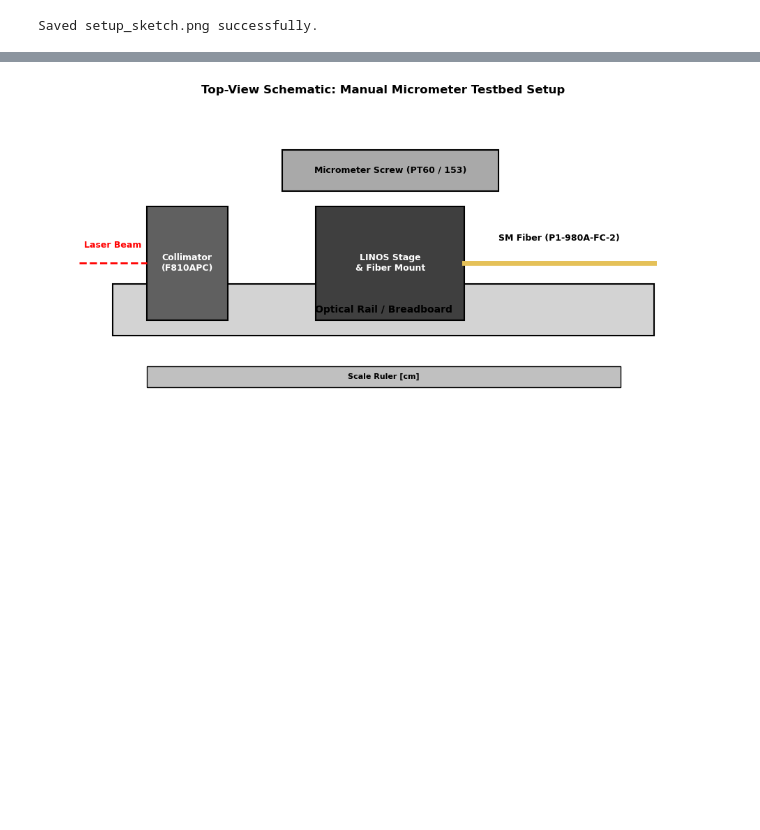
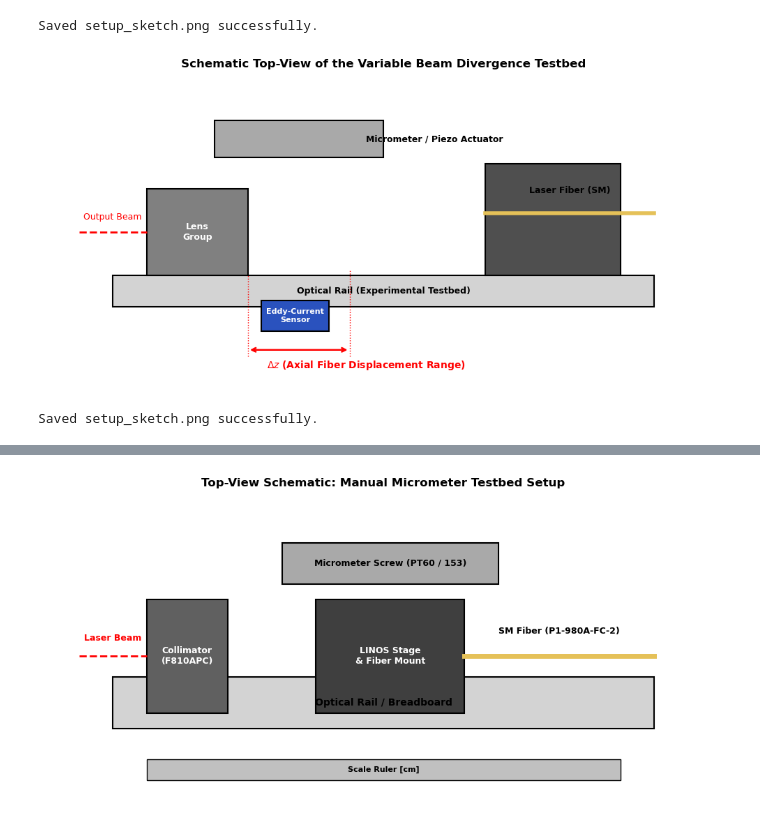
Before and after one commit to CodeTurtleT/lasercom-divergence-control, a Jupyter notebook: skizze.ipynb, the cells around one changed output, grey strips where cells are left out. Cells and saved outputs as stored; diff of their text form; code cells hidden in the pictures; blank space fills up the shorter version.

```diff
--- a/skizze.ipynb
+++ b/skizze.ipynb
@@ -59,3 +59,64 @@ print("Saved setup_sketch.png successfully.")
 # %% [output]
 [figure]
 Saved setup_sketch.png successfully.
+# %%
+import matplotlib.pyplot as plt
+import matplotlib.patches as patches
+
+fig, ax = plt.subplots(figsize=(10, 5))
+ax.set_xlim(0, 10)
+ax.set_ylim(0, 5)
+ax.axis('off')
+
+# Draw optical rail / base rail (optische Schiene)
+rail = patches.Rectangle((1, 1.3), 8, 0.5, facecolor='#d3d3d3', edgecolor='black', linewidth=1.5)
+ax.add_patch(rail)
+ax.text(5, 1.55, 'Optical Rail (Experimental Testbed)', ha='center', va='center', fontsize=9, fontweight='bold')
+
+# Draw Lens Group (x from 1.5 to 3.0 -> right side is at x = 3.0)
+lens_group = patches.Rectangle((1.5, 1.8), 1.5, 1.4, facecolor='#808080', edgecolor='black', linewidth=1.5)
+ax.add_patch(lens_group)
+ax.text(2.25, 2.5, 'Lens\nGroup', ha='center', va='center', fontsize=9, color='white', fontweight='bold')
+
+# Draw moving translation carriage / fiber holder (etwas weiter oben: y von 1.9 bis 3.7)
+carriage = patches.Rectangle((6.5, 1.8), 2.0, 1.8 ,facecolor='#4f4f4f', edgecolor='black', linewidth=1.5)
+ax.add_patch(carriage)
+ax.text(5.5, 2.8, 'Fiber Output\nHolder', ha='center', va='center', fontsize=9, color='white', fontweight='bold')
+
+# Draw fiber connection line (Laser Fiber on Holder, angepasst an neue Höhe)
+ax.plot([6.5, 9.0], [2.8, 2.8], color='#e5c158', lw=4, label='Laser Fiber')
+ax.text(7.75, 3.1, 'Laser Fiber (SM)', ha='center', va='bottom', fontsize=9, fontweight='bold')
+
+# Draw Micrometer / Piezo Actuator on top (mitverschoben)
+actuator = patches.Rectangle((2.5, 3.7), 2.5, 0.6, facecolor='#a9a9a9', edgecolor='black', linewidth=1.5)
+ax.add_patch(actuator)
+ax.text(5.75, 4.0, 'Micrometer / Piezo Actuator', ha='center', va='center', fontsize=9, fontweight='bold')
+
+# Draw eddy-current sensor below/beside carriage
+sensor = patches.Rectangle((3.2, 0.9), 1.0, 0.5, facecolor='#2a52be', edgecolor='black', linewidth=1.5)
+ax.add_patch(sensor)
+ax.text(3.7, 1.15, 'Eddy-Current\nSensor', ha='center', va='center', fontsize=8, color='white', fontweight='bold')
+
+# --- Maßpfeil unten: Beginn rechte Seite Lens Group (3.0) bis rechte Seite Fiber Holder (6.5) ---
+ax.annotate('', xy=(3.0, 0.6), xytext=(4.5, 0.6), arrowprops=dict(arrowstyle="<->", lw=1.8, color='red'))
+ax.text(4.75, 0.3, r'$\Delta z$ (Axial Fiber Displacement Range)', ha='center', fontsize=10, color='red', fontweight='bold')
+
+# Gestrichelte Hilfslinien nach unten für den Maßpfeil
+ax.plot([3.0, 3.0], [0.5, 1.8], color='red', ls=':', lw=1)
+ax.plot([4.5, 4.5], [0.5, 1.9], color='red', ls=':', lw=1)
+# ----------------------------------------------------------------------------------------------
+
+# Optical beam leaving to the left from the lens group
+ax.plot([0.5, 1.5], [2.5, 2.5], color='red', ls='--', lw=2)
+ax.text(1.0, 2.7, 'Output Beam', ha='center', fontsize=9, color='red')
+
+ax.set_title("Schematic Top-View of the Variable Beam Divergence Testbed", fontsize=12, fontweight='bold', pad=10)
+
+plt.tight_layout()
+#plt.savefig('setup_sketch.png', dpi=300)
+plt.show()
+plt.close()
+print("Saved setup_sketch.png successfully.")
+# %% [output]
+[figure, added]
+Saved setup_sketch.png successfully.
```
Also changed, not shown: parts of 2 cells of this notebook, 4 other files.
